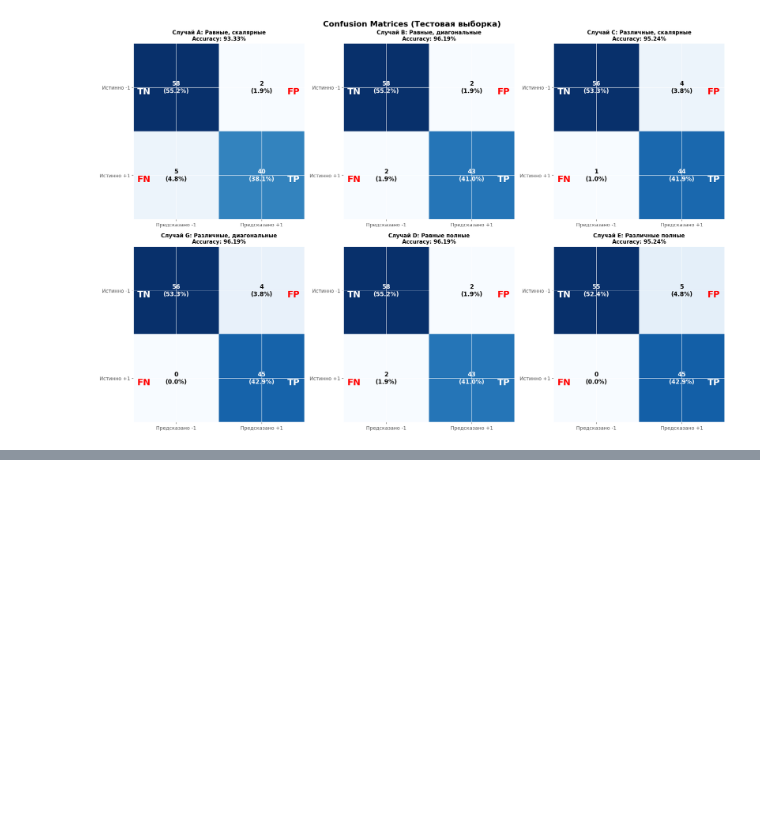
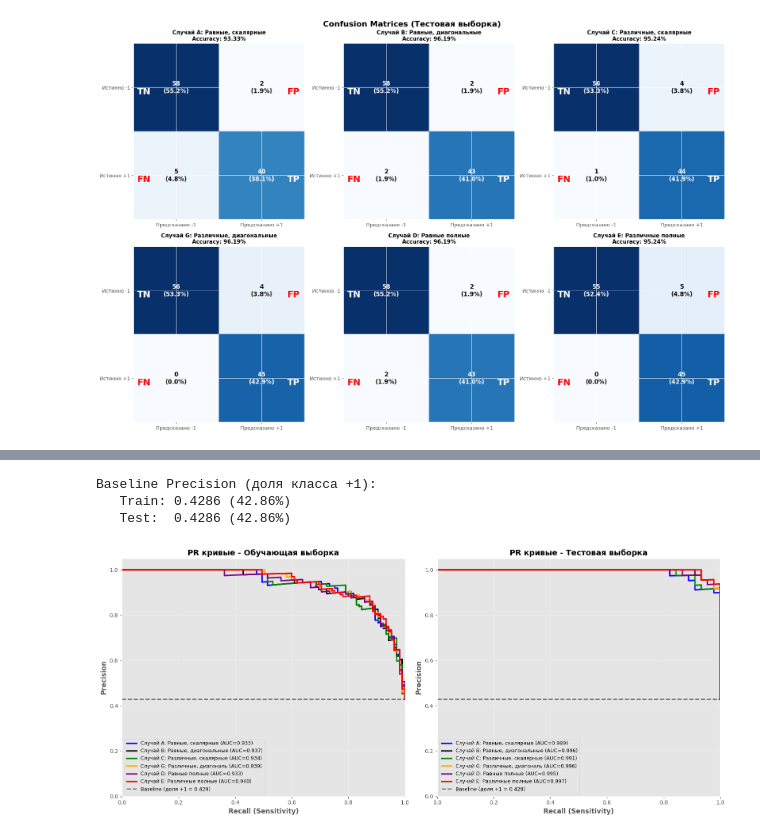
Before and after one commit to forbxpg/ML, a Jupyter notebook: mahalanobis/task.ipynb, the cells around one changed output, grey strips where cells are left out. Saved outputs shown, nothing was run; the diff lists cells and outputs as text; code cells hidden in the pictures; blank space fills up the shorter version.

```diff
--- a/mahalanobis/task.ipynb
+++ b/mahalanobis/task.ipynb
@@ -2084,0 +2294,80 @@ Specificity: 0.9333
+# %%
+"""Визуализация PR-кривых"""
+
+baseline_train = np.sum(y_train == 1) / len(y_train)
+baseline_test = np.sum(y_test == 1) / len(y_test)
+
+print(f"Baseline Precision (доля класса +1):")
+print(f"   Train: {baseline_train:.4f} ({baseline_train * 100:.2f}%)")
+print(f"   Test:  {baseline_test:.4f} ({baseline_test * 100:.2f}%)\n")
+
+
+# === ГРАФИК 1: PR кривые на обучающей выборке ===
+fig, (ax1, ax2) = plt.subplots(1, 2, figsize=(16, 7))
+
+for case_id, results in roc_pr_results.items():
+    pr_data = results["pr_train"]
+    ax1.plot(
+        pr_data["recall"],
+        pr_data["precision"],
+        color=COLORS[case_id],
+        linewidth=2.5,
+        label=f"Случай {case_id.upper()}: {CASES[case_id]['name'][:20]} "
+        f"(AUC={pr_data['auc']:.3f})",
+    )
+
+# Baseline (доля положительного класса)
+ax1.axhline(
+    y=baseline_train,
+    color="k",
+    linestyle="--",
+    linewidth=2,
+    label=f"Baseline (доля +1 = {baseline_train:.3f})",
+    alpha=0.5,
+)
+
+ax1.set_xlabel("Recall (Sensitivity)", fontsize=12, fontweight="bold")
+ax1.set_ylabel("Precision", fontsize=12, fontweight="bold")
+ax1.set_title("PR кривые - Обучающая выборка", fontsize=14, fontweight="bold")
+ax1.legend(loc="best", fontsize=9)
+ax1.grid(True, alpha=0.3)
+ax1.set_xlim([0.0, 1.0])
+ax1.set_ylim([0.0, 1.05])
+
+# === ГРАФИК 2: PR кривые на тестовой выборке ===
+for case_id, results in roc_pr_results.items():
+    pr_data = results["pr_test"]
+    ax2.plot(
+        pr_data["recall"],
+        pr_data["precision"],
+        color=COLORS[case_id],
+        linewidth=2.5,
+        label=f"Случай {case_id.upper()}: {CASES[case_id]['name'][:20]} "
+        f"(AUC={pr_data['auc']:.3f})",
+    )
+
+ax2.axhline(
+    y=baseline_test,
+    color="k",
+    linestyle="--",
+    linewidth=2,
+    label=f"Baseline (доля +1 = {baseline_test:.3f})",
+    alpha=0.5,
+)
+
+ax2.set_xlabel("Recall (Sensitivity)", fontsize=12, fontweight="bold")
+ax2.set_ylabel("Precision", fontsize=12, fontweight="bold")
+ax2.set_title("PR кривые - Тестовая выборка", fontsize=14, fontweight="bold")
+ax2.legend(loc="best", fontsize=9)
+ax2.grid(True, alpha=0.3)
+ax2.set_xlim([0.0, 1.0])
+ax2.set_ylim([0.0, 1.05])
+
+plt.tight_layout()
+plt.savefig("pr_curves_all_cases.png", dpi=300, bbox_inches="tight")
+plt.show()
+# %% [output]
+Baseline Precision (доля класса +1):
+   Train: 0.4286 (42.86%)
+   Test:  0.4286 (42.86%)
+[figure, added]
```
Also changed, not shown: parts of 17 cells of this notebook, 1 other file.
